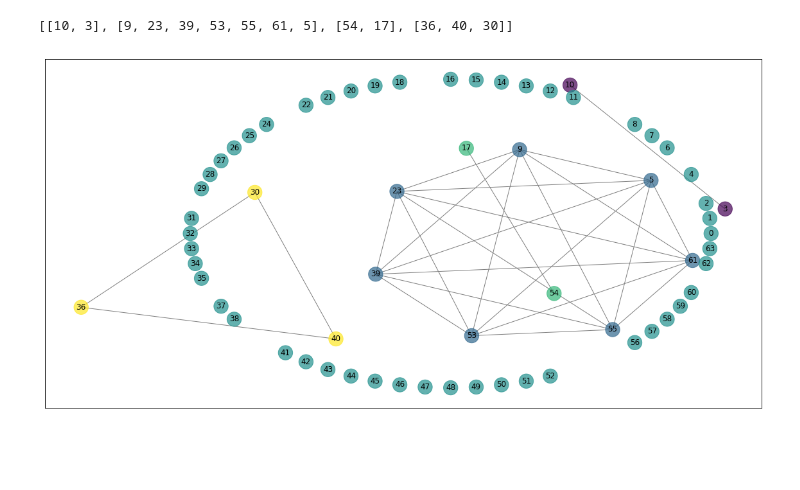
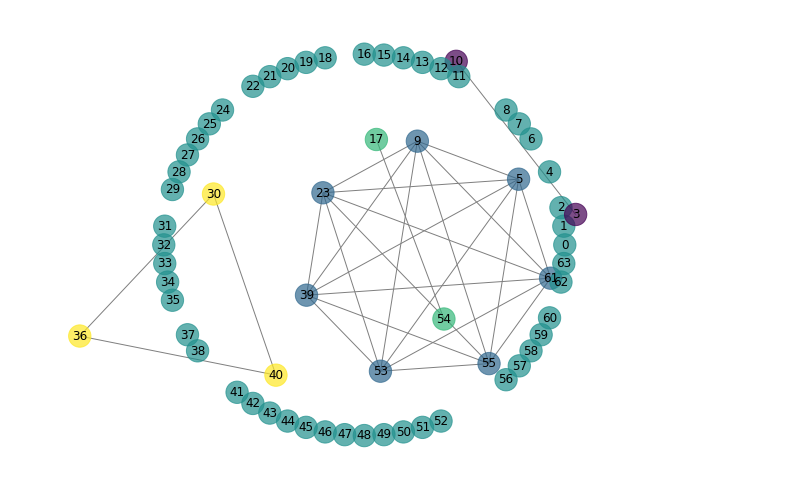
Before and after one commit to dkaravaev/neurodyn, a Jupyter notebook: MoreClustering.ipynb, the cells around one changed output. Drawn from its saved outputs; the diff is of its cells as text; code cells hidden in the pictures; blank space fills up the shorter version.

```diff
--- a/MoreClustering.ipynb
+++ b/MoreClustering.ipynb
@@ -23,4 +23,5 @@ pattern = W[10, 3, begin : end]
 # %%
 wtc = WTClustering(W, pattern, CWTDistribution, wavelets.Ricker())
 %time clusters = wtc.run(begin, end, epsilon=0.003, delta=0.005)
+wtc.plot((10, 8))
 # %% [output]
@@ -29,11 +30,4 @@ Wall time: 5min 36s
+[figure, added]
-# %%
-clusters
-# %% [output]
-[[10, 3], [9, 23, 39, 53, 55, 61, 5], [54, 17], [36, 40, 30]]
-# %%
-wtc.plot((20, 10))
-# %% [output]
-[figure, removed]
 # %%
 W = h5py.File('data/hfd5/cluster3.hfd5', 'r')['W']
 # %%
```
Also changed, not shown: parts of 3 cells of this notebook, 3 other files.
